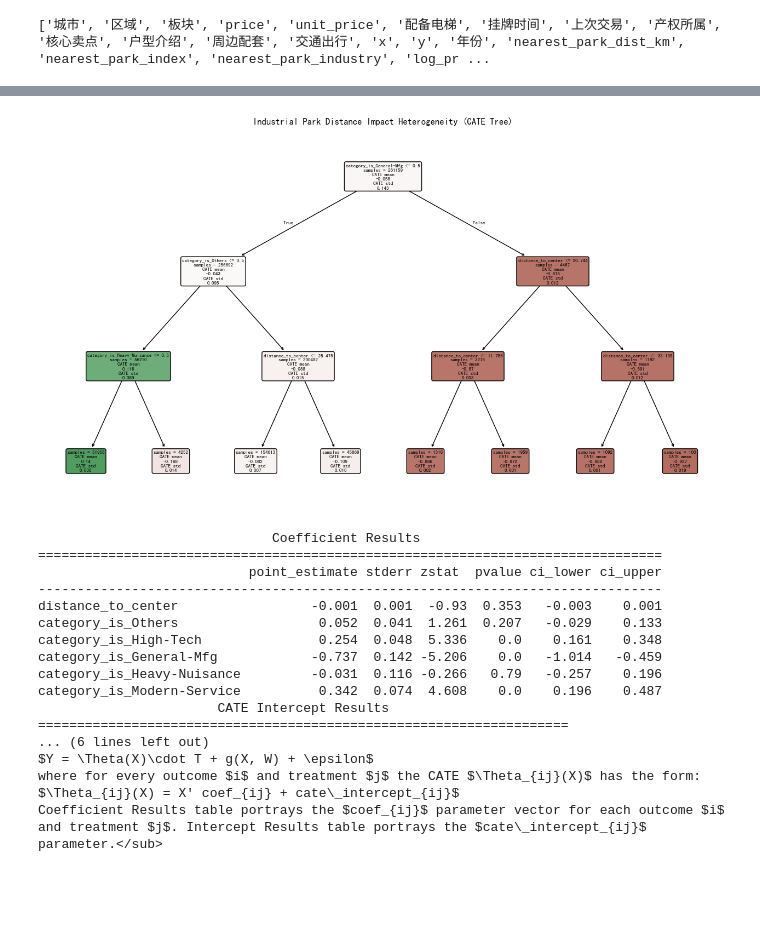
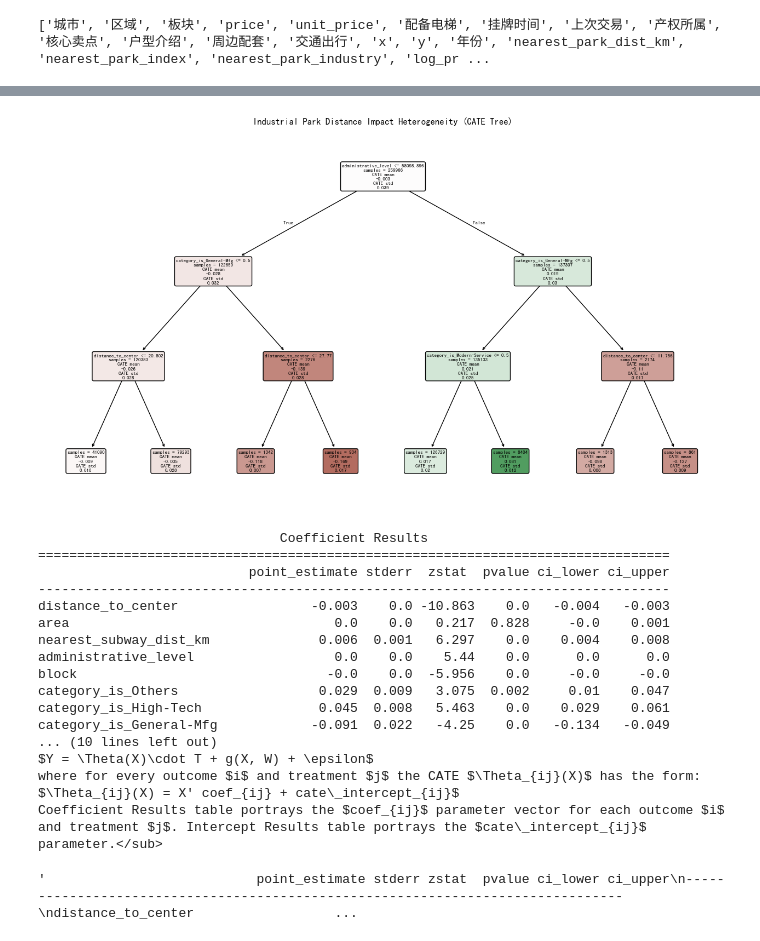
Before and after one commit to artinsophia/Paper-HousingPriceSpatialEconometrics, a Jupyter notebook: 06_DML.ipynb, the cells around one changed output, grey strips where cells are left out. Saved outputs shown, nothing was run; the diff lists cells and outputs as text; code cells hidden in the pictures; blank space fills up the shorter version.

```diff
--- a/06_DML.ipynb
+++ b/06_DML.ipynb
@@ -128,7 +116,7 @@ def objective(trial, X_full, y_full):
     params = {
         'n_estimators': 3000,
         'learning_rate': trial.suggest_float('learning_rate', 0.001, 0.3, log=True),
-        'max_depth': trial.suggest_int('max_depth', 3, 12),
+        'max_depth': trial.suggest_int('max_depth', 3, 9),
         'subsample': trial.suggest_float('subsample', 0.5, 1.0),
         'colsample_bytree': trial.suggest_float('colsample_bytree', 0.5, 1.0),
         'reg_alpha': trial.suggest_float('reg_alpha', 1e-8, 10.0, log=True),
@@ -186,7 +174,7 @@ best_params_y.update({'tree_method': 'hist', 'device': 'cuda'})
 print("\n🚀 正在优化 Model_T (干预项预测)...")
 study_t = optuna.create_study(direction='minimize', pruner=pruner)
 # 假设 T_log 是你的干预项目标
-study_t.optimize(lambda trial: objective(trial, features, T_log), n_trials=30)
+study_t.optimize(lambda trial: objective(trial, features, T), n_trials=30)
 best_params_t = study_t.best_params
 best_params_t.update({'tree_method': 'hist', 'device': 'cuda'})
 
@@ -218,50 +225,70 @@ Error:
 # %%
 import warnings
 import matplotlib.pyplot as plt
 from xgboost import XGBRegressor
 from econml.dml import LinearDML
 from econml.cate_interpreter import SingleTreeCateInterpreter
 
 warnings.filterwarnings('ignore')
 
 est = LinearDML(
     model_y=XGBRegressor(**best_params_y),
     model_t=XGBRegressor(**best_params_t),
     discrete_treatment=False, # 距离是连续变量
     cv=5,                     # 5折交叉拟合
     random_state=42
 )
 
-est.fit(Y, T_log, X=X, W=W, inference="statsmodels")
+est.fit(Y, T, X=X, W=W, inference="statsmodels")
 
 intrp = SingleTreeCateInterpreter(max_depth=3, min_samples_leaf=100)
 intrp.interpret(est, X)
 
 plt.rcParams['font.sans-serif'] = ['SimHei']
 plt.rcParams['axes.unicode_minus'] = False
 plt.figure(figsize=(16, 9))
 intrp.plot(feature_names=X_cols) # X_cols 是你传入 X 的特征名称列表
 plt.title("Industrial Park Distance Impact Heterogeneity (CATE Tree)")
 plt.show()
 # %% [output]
-[figure, old version]
+[figure, new version]
 # %%
 print(est.summary())
 # %% [output]
-                              Coefficient Results
-================================================================================
-                           point_estimate stderr zstat  pvalue ci_lower ci_upper
---------------------------------------------------------------------------------
-distance_to_center                 -0.001  0.001  -0.93  0.353   -0.003    0.001
-category_is_Others                  0.052  0.041  1.261  0.207   -0.029    0.133
-category_is_High-Tech               0.254  0.048  5.336    0.0    0.161    0.348
-category_is_General-Mfg            -0.737  0.142 -5.206    0.0   -1.014   -0.459
-category_is_Heavy-Nuisance         -0.031  0.116 -0.266   0.79   -0.257    0.196
-category_is_Modern-Service          0.342  0.074  4.608    0.0    0.196    0.487
-                       CATE Intercept Results
-====================================================================
-... (6 lines left out)
+                               Coefficient Results
+=================================================================================
+                           point_estimate stderr  zstat  pvalue ci_lower ci_upper
+---------------------------------------------------------------------------------
+distance_to_center                 -0.003    0.0 -10.863    0.0   -0.004   -0.003
+area                                  0.0    0.0   0.217  0.828     -0.0    0.001
+nearest_subway_dist_km              0.006  0.001   6.297    0.0    0.004    0.008
+administrative_level                  0.0    0.0    5.44    0.0      0.0      0.0
+block                                -0.0    0.0  -5.956    0.0     -0.0     -0.0
+category_is_Others                  0.029  0.009   3.075  0.002     0.01    0.047
+category_is_High-Tech               0.045  0.008   5.463    0.0    0.029    0.061
+category_is_General-Mfg            -0.091  0.022   -4.25    0.0   -0.134   -0.049
+... (10 lines left out)
 $Y = \Theta(X)\cdot T + g(X, W) + \epsilon$
 where for every outcome $i$ and treatment $j$ the CATE $\Theta_{ij}(X)$ has the form:
 $\Theta_{ij}(X) = X' coef_{ij} + cate\_intercept_{ij}$
 Coefficient Results table portrays the $coef_{ij}$ parameter vector for each outcome $i$ and treatment $j$. Intercept Results table portrays the $cate\_intercept_{ij}$ parameter.</sub>
+# %%
+'''                           point_estimate stderr zstat  pvalue ci_lower ci_upper
+--------------------------------------------------------------------------------
+distance_to_center                 -0.004  0.001 -7.904    0.0   -0.006   -0.003
+area                                  0.0    0.0  0.592  0.554     -0.0    0.001
+nearest_subway_dist_km              0.008  0.001  8.192    0.0    0.006     0.01
+administrative_level                  0.0    0.0  6.357    0.0      0.0      0.0
+block                                -0.0    0.0 -5.798    0.0     -0.0     -0.0
+category_is_Others                  0.033  0.015  2.264  0.024    0.004    0.062
+category_is_High-Tech               0.059  0.013  4.353    0.0    0.032    0.085
+category_is_General-Mfg            -0.143  0.041 -3.534    0.0   -0.223   -0.064
+category_is_Heavy-Nuisance         -0.108  0.027 -4.072    0.0    -0.16   -0.056
+category_is_Modern-Service          0.144  0.019  7.588    0.0    0.107    0.181
+                       CATE Intercept Results
+===================================================================
+               point_estimate stderr zstat pvalue ci_lower ci_upper
+-------------------------------------------------------------------
+cate_intercept         -0.016  0.032 -0.49  0.624   -0.079    0.048'''
+# %% [output]
+'                           point_estimate stderr zstat  pvalue ci_lower ci_upper\n--------------------------------------------------------------------------------\ndistance_to_center                  ...
```
Also changed, not shown: parts of 10 cells of this notebook, 3 other files.
